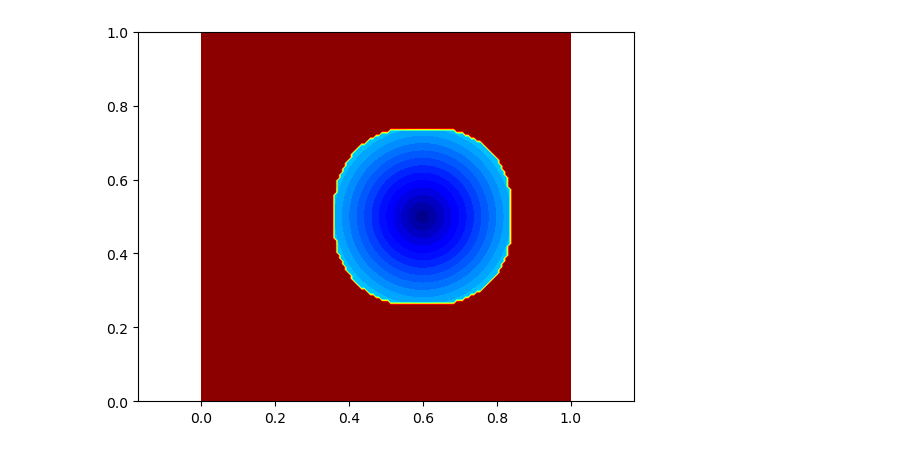
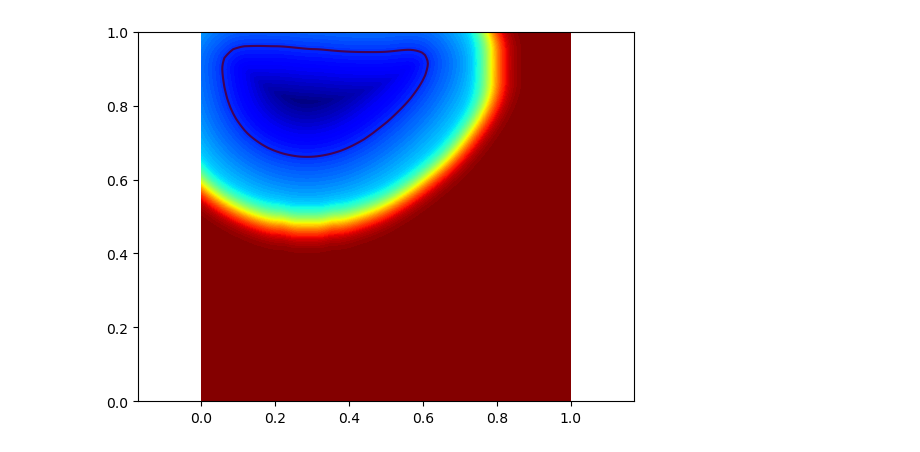
Before and after one commit to samanseifi/pyRMT, a Jupyter notebook: plotting.ipynb, the cells around one changed output. Saved outputs shown, nothing was run; the diff lists cells and outputs as text; code cells hidden in the pictures.

```diff
--- a/plotting.ipynb
+++ b/plotting.ipynb
@@ -16,8 +124,8 @@ def create_grid(Nx, Ny, Lx, Ly):
 # %%
-with h5py.File("frames/data_00001.h5", "r") as f:
+with h5py.File("frames_128x128_new/data_00001.h5", "r") as f:
     phi00 = f["phi"][:]
 
-with h5py.File("frames_128x128_semi_rk4_mus_01_zero_kapp_200/data_00250.h5", "r") as f:
+with h5py.File("frames_128x128_new/data_42000.h5", "r") as f:
     phi0 = f["phi"][:]
     sigma_xx0 = f["sigma_xx"][:]
     sigma_xy0 = f["sigma_xy"][:]
@@ -31,7 +139,7 @@ with h5py.File("frames_128x128_semi_rk4_mus_01_zero_kapp_200/data_00250.h5", "r"
     div_vel0 = f["div_vel"][:]
 
 
-with h5py.File("frames/data_00250.h5", "r") as f:
+with h5py.File("frames/data_42000.h5", "r") as f:
     phi = f["phi"][:]
     sigma_xx = f["sigma_xx"][:]
     sigma_xy = f["sigma_xy"][:]
@@ -91,7 +206,9 @@ plt.show()
 # %%
-plt.contourf(X, Y, phi, levels=50, cmap="jet")
+# phi0 = reinitialize_phi_PDE(phi0, dx, dy, num_iters=200, apply_phi_BCs_func=None, dt_reinit_factor=0.1)
+plt.contourf(X, Y, phi, levels=100, cmap="jet")
+plt.contour(X,Y, phi, levels=[0])
 plt.axis('equal')
 plt.show()
 # %% [output]
-[figure, old version]
+[figure, new version]
 # %%
```
Also changed, not shown: parts of 9 cells of this notebook, 2 other files.
